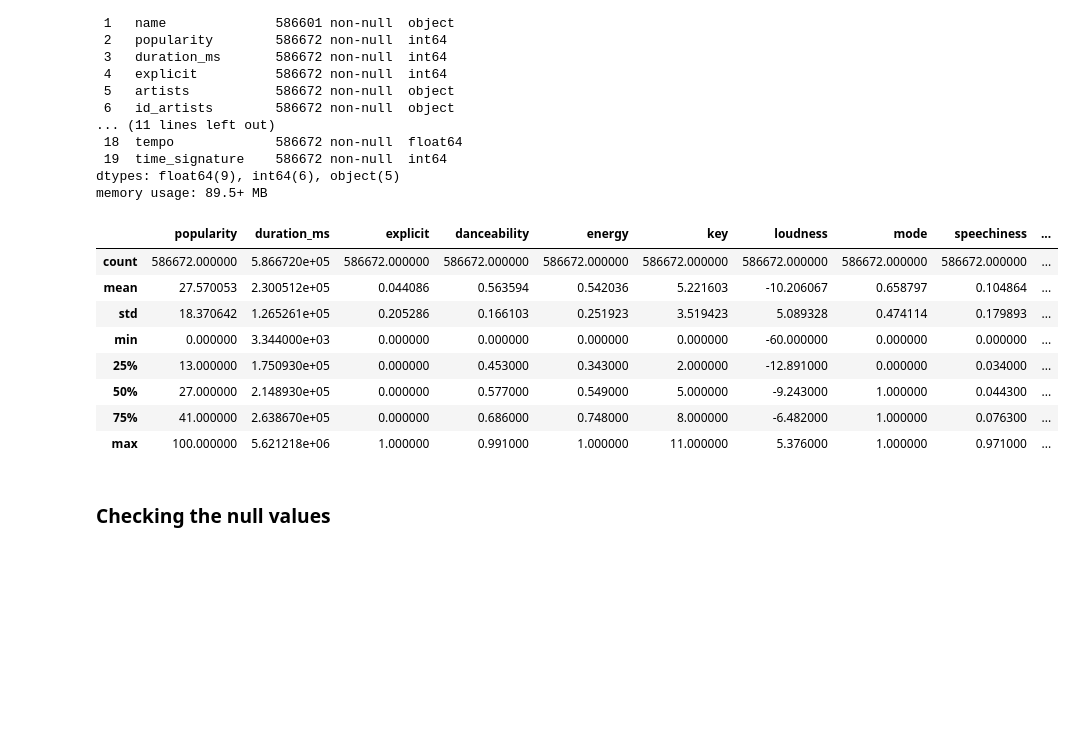
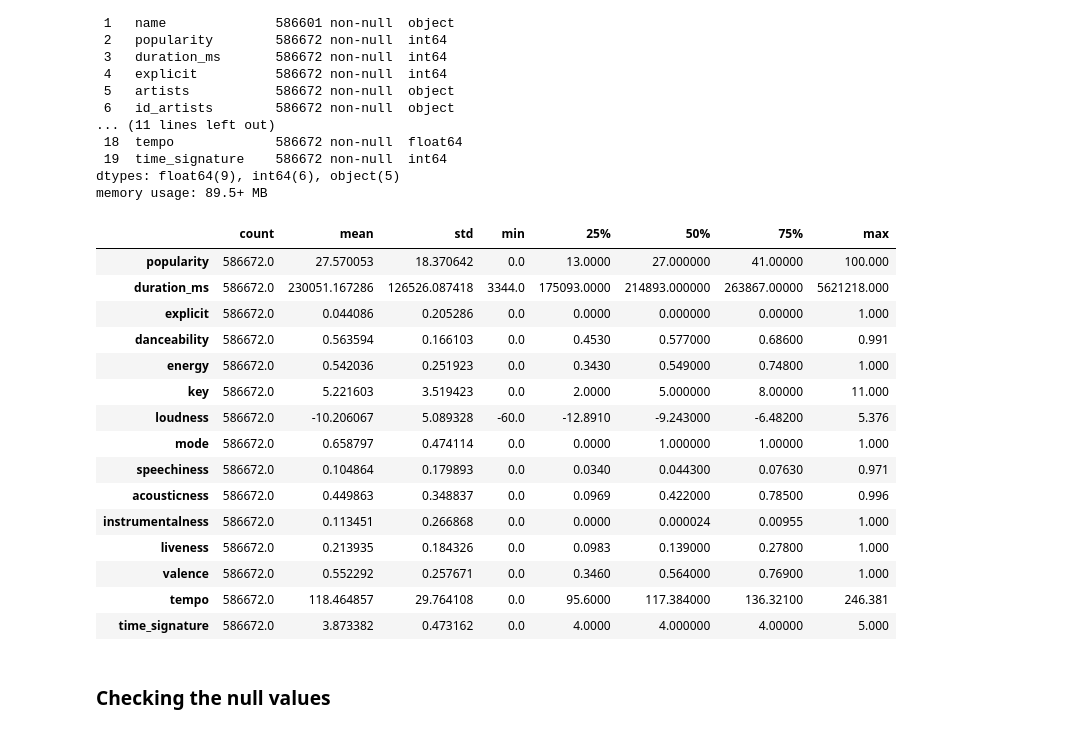
Before and after one commit to Bhimsendabby/Assignment_4_deployment_of_ai, a Jupyter notebook: data-preprocessing.ipynb, the cells around one changed output. Cells and saved outputs as stored; diff of their text form; code cells hidden in the pictures; blank space fills up the shorter version.

```diff
--- a/data-preprocessing.ipynb
+++ b/data-preprocessing.ipynb
@@ -47,7 +47,7 @@ time_signature: Number of beats in each bar of the track.
 import numpy as np
 import pandas as pd
 # %%
-df = pd.read_csv(r"C:/Users/bhimsendabby/Downloads/archive (2)/tracks.csv")
+df = pd.read_csv(r"C:\Users\sneha\Downloads\archive (6)\tracks.csv")
 # %%
 df.head()
 # %% [output]
@@ -80,17 +80,24 @@ Data columns (total 20 columns):
 dtypes: float64(9), int64(6), object(5)
 memory usage: 89.5+ MB
 # %%
-df.describe()
+df.describe().T
 # %% [output]
-|  | popularity | duration_ms | explicit | danceability | energy | key | loudness | mode | speechiness | ... |
-| count | 586672.000000 | 5.866720e+05 | 586672.000000 | 586672.000000 | 586672.000000 | 586672.000000 | 586672.000000 | 586672.000000 | 586672.000000 | ... |
-| mean | 27.570053 | 2.300512e+05 | 0.044086 | 0.563594 | 0.542036 | 5.221603 | -10.206067 | 0.658797 | 0.104864 | ... |
-| std | 18.370642 | 1.265261e+05 | 0.205286 | 0.166103 | 0.251923 | 3.519423 | 5.089328 | 0.474114 | 0.179893 | ... |
-| min | 0.000000 | 3.344000e+03 | 0.000000 | 0.000000 | 0.000000 | 0.000000 | -60.000000 | 0.000000 | 0.000000 | ... |
-| 25% | 13.000000 | 1.750930e+05 | 0.000000 | 0.453000 | 0.343000 | 2.000000 | -12.891000 | 0.000000 | 0.034000 | ... |
-| 50% | 27.000000 | 2.148930e+05 | 0.000000 | 0.577000 | 0.549000 | 5.000000 | -9.243000 | 1.000000 | 0.044300 | ... |
-| 75% | 41.000000 | 2.638670e+05 | 0.000000 | 0.686000 | 0.748000 | 8.000000 | -6.482000 | 1.000000 | 0.076300 | ... |
-| max | 100.000000 | 5.621218e+06 | 1.000000 | 0.991000 | 1.000000 | 11.000000 | 5.376000 | 1.000000 | 0.971000 | ... |
+|  | count | mean | std | min | 25% | 50% | 75% | max |
+| popularity | 586672.0 | 27.570053 | 18.370642 | 0.0 | 13.0000 | 27.000000 | 41.00000 | 100.000 |
+| duration_ms | 586672.0 | 230051.167286 | 126526.087418 | 3344.0 | 175093.0000 | 214893.000000 | 263867.00000 | 5621218.000 |
+| explicit | 586672.0 | 0.044086 | 0.205286 | 0.0 | 0.0000 | 0.000000 | 0.00000 | 1.000 |
+| danceability | 586672.0 | 0.563594 | 0.166103 | 0.0 | 0.4530 | 0.577000 | 0.68600 | 0.991 |
+| energy | 586672.0 | 0.542036 | 0.251923 | 0.0 | 0.3430 | 0.549000 | 0.74800 | 1.000 |
+| key | 586672.0 | 5.221603 | 3.519423 | 0.0 | 2.0000 | 5.000000 | 8.00000 | 11.000 |
+| loudness | 586672.0 | -10.206067 | 5.089328 | -60.0 | -12.8910 | -9.243000 | -6.48200 | 5.376 |
+| mode | 586672.0 | 0.658797 | 0.474114 | 0.0 | 0.0000 | 1.000000 | 1.00000 | 1.000 |
+| speechiness | 586672.0 | 0.104864 | 0.179893 | 0.0 | 0.0340 | 0.044300 | 0.07630 | 0.971 |
+| acousticness | 586672.0 | 0.449863 | 0.348837 | 0.0 | 0.0969 | 0.422000 | 0.78500 | 0.996 |
+| instrumentalness | 586672.0 | 0.113451 | 0.266868 | 0.0 | 0.0000 | 0.000024 | 0.00955 | 1.000 |
+| liveness | 586672.0 | 0.213935 | 0.184326 | 0.0 | 0.0983 | 0.139000 | 0.27800 | 1.000 |
+| valence | 586672.0 | 0.552292 | 0.257671 | 0.0 | 0.3460 | 0.564000 | 0.76900 | 1.000 |
+| tempo | 586672.0 | 118.464857 | 29.764108 | 0.0 | 95.6000 | 117.384000 | 136.32100 | 246.381 |
+| time_signature | 586672.0 | 3.873382 | 0.473162 | 0.0 | 4.0000 | 4.000000 | 4.00000 | 5.000 |
 # %% [markdown]
 ### Checking the null values
 # %%
```
Also changed, not shown: parts of 13 cells of this notebook.
